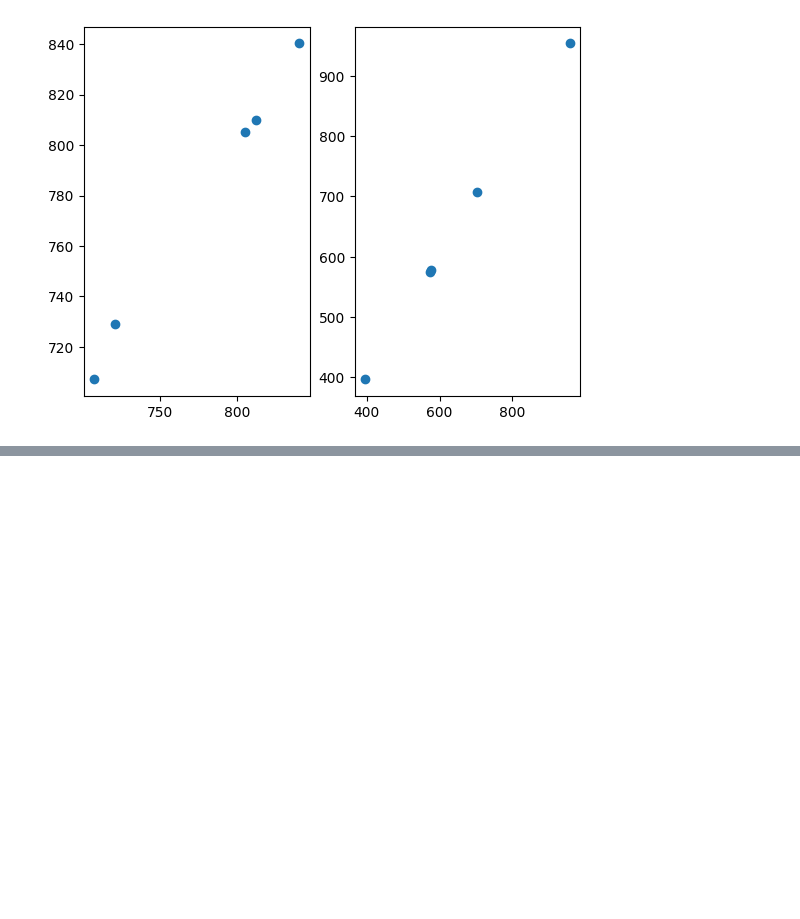
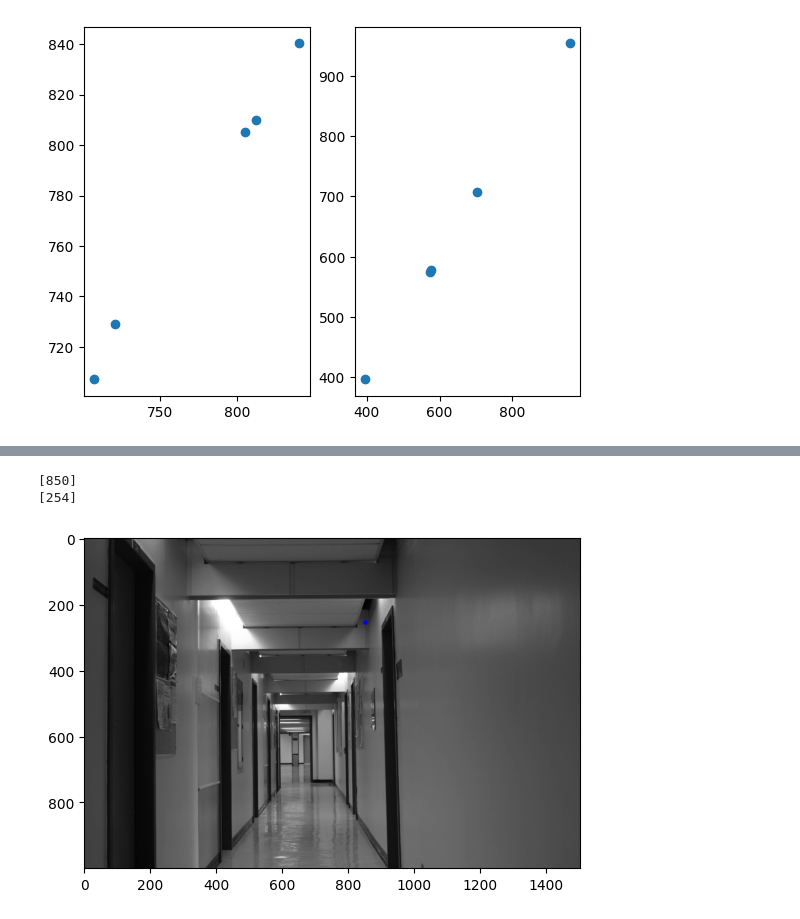
Before and after one commit to blairyeung/CSC420_Assignment_4, a Jupyter notebook: q4.ipynb, the cells around one changed output, grey strips where cells are left out. Drawn from its saved outputs; the diff is of its cells as text; code cells hidden in the pictures; blank space fills up the shorter version.

```diff
--- a/q4.ipynb
+++ b/q4.ipynb
@@ -12,10 +12,18 @@ from sklearn import preprocessing
 def get_image(path, coloring=cv2.IMREAD_GRAYSCALE):
     raw_image = cv2.imread(path)
     rgb_image = cv2.cvtColor(raw_image, cv2.COLOR_BGR2RGB)
+
+    # For resize
+    scale_percent = 200 # percent of original size
+    width = int(raw_image.shape[1] * scale_percent / 100)
+    height = int(raw_image.shape[0] * scale_percent / 100)
+    dim = (width, height)
+    resized_image = cv2.resize(raw_image, dim, interpolation = None)
+
     grey_image = cv2.imread(path, coloring)
     # plt.imshow(raw_image, vmin=0, vmax=255)
     # plt.imshow
-    return rgb_image, grey_image
+    return rgb_image, grey_image, resized_image
 # %%
 def label_points(image, points):
     plt.imshow(image, cmap='gray')
@@ -129,0 +154,11 @@ label_est_homography(hallway_2, estimated, points_1_2)
+# %%
+points_2_2 = [[850, 254]]
+points_2_2 = np.array(points_2_2)
+points_2_2= points_2_2.transpose((1, 0))
+print(points_2_2[0])
+print(points_2_2[1])
+label_points(hallway_3_grey, points_2_2)
+# %% [output]
+[850]
+[254]
+[figure, added]
```
Also changed, not shown: parts of 7 cells of this notebook.
